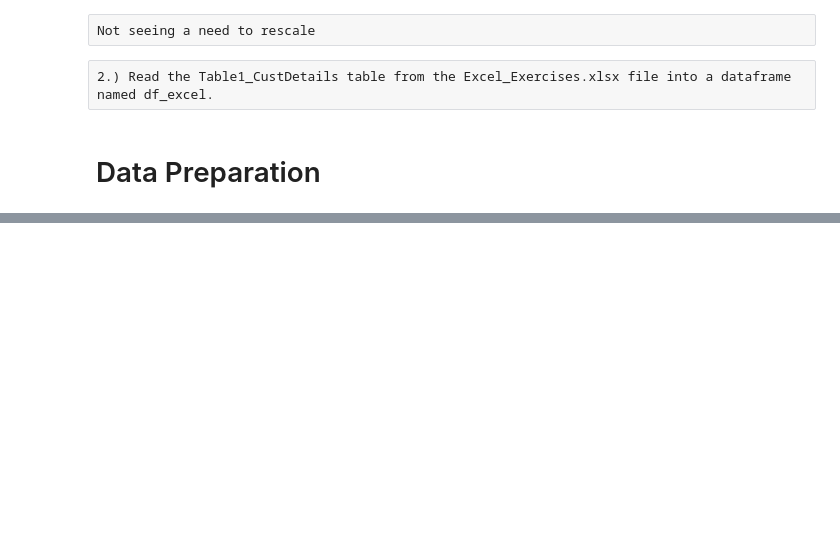
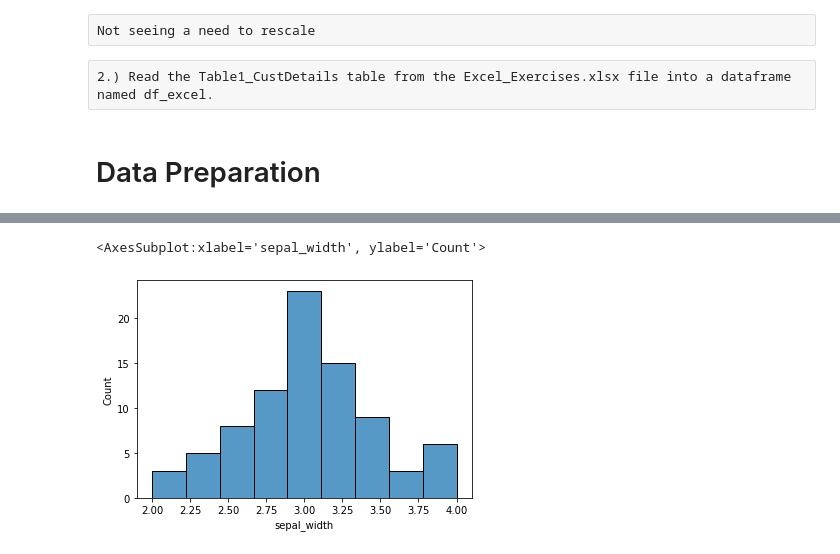
Before and after one commit to annah-vu/classification-exercises, a Jupyter notebook: classification_exercises.ipynb, the cells around one changed output, grey strips where cells are left out. Drawn from its saved outputs; the diff is of its cells as text; code cells hidden in the pictures; blank space fills up the shorter version.

```diff
--- a/classification_exercises.ipynb
+++ b/classification_exercises.ipynb
@@ -307,0 +255,5 @@ prep_iris(df)
+# %%
+sns.histplot(train.sepal_width)
+# %% [output]
+<AxesSubplot:xlabel='sepal_width', ylabel='Count'>
+[figure, added]
```
Also changed, not shown: parts of 75 cells of this notebook.
